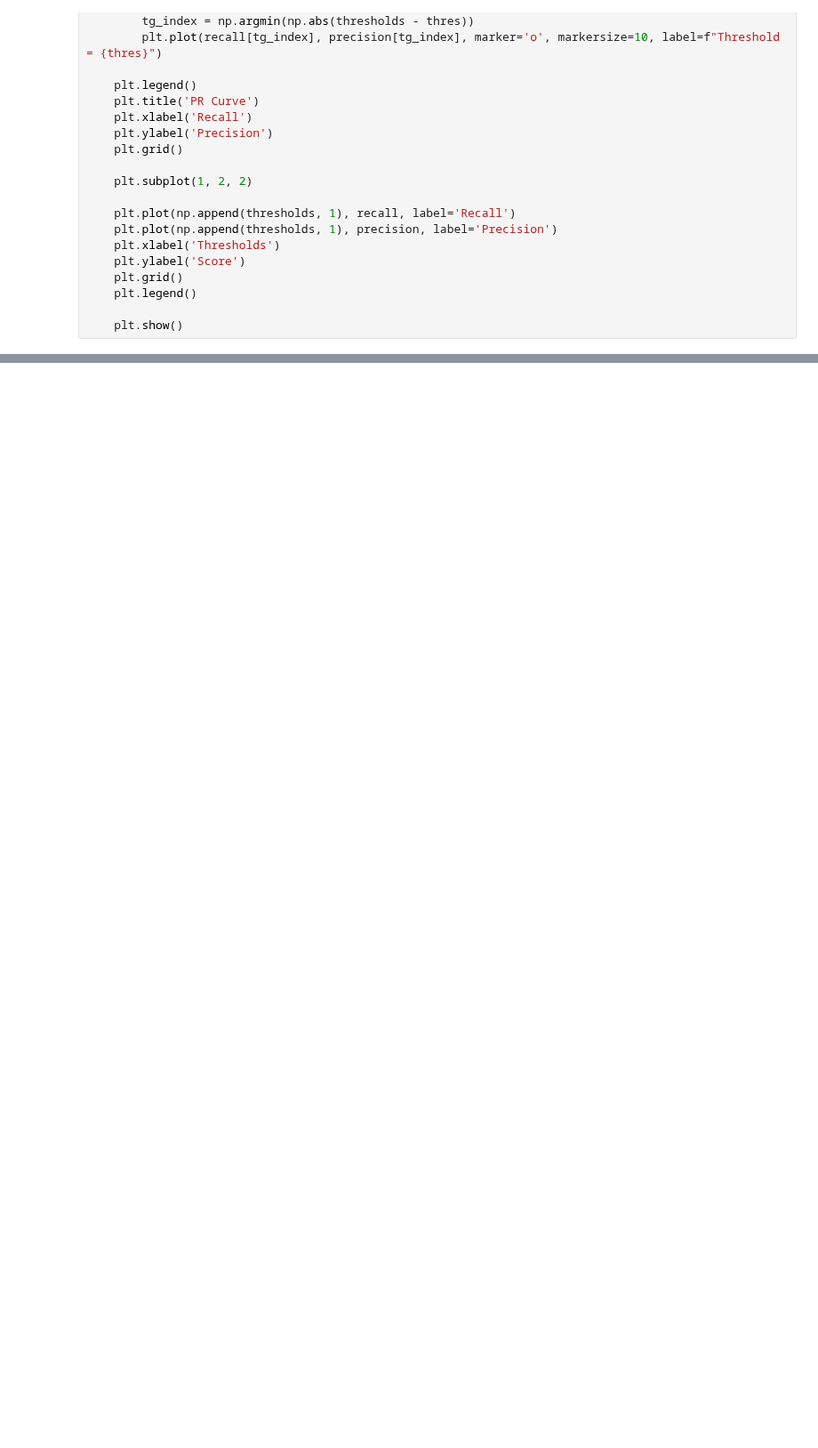
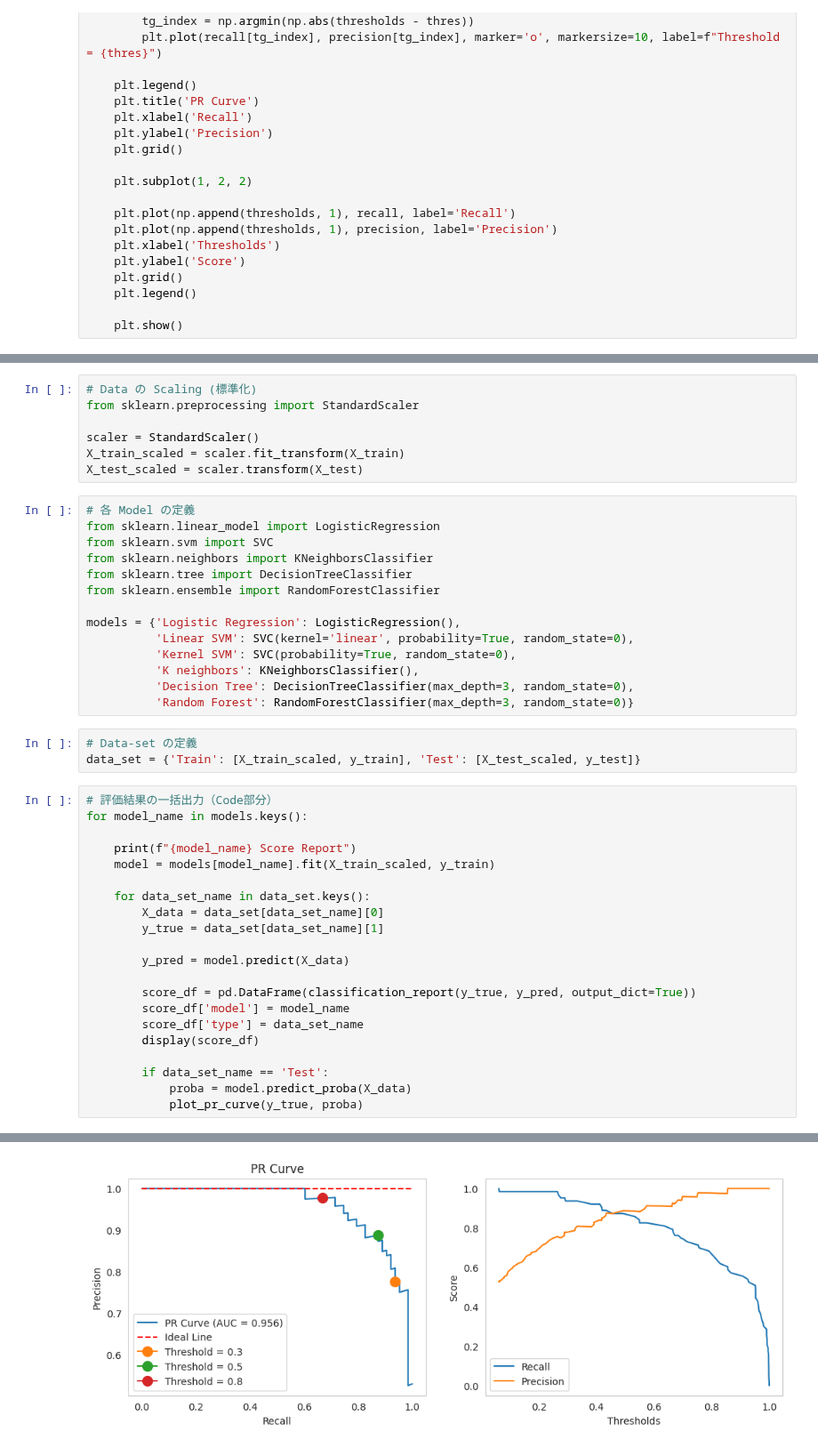
Before and after one commit to 1024xx4/ai_model_building_100, a Jupyter notebook: section08/section08.ipynb, the cells around one changed output, grey strips where cells are left out. Shown at 89% size. Cells and saved outputs as stored; diff of their text form; blank space fills up the shorter version.

Commit message:
Feat: 各 Model の評価結果を見てみる#15

```diff
--- a/section08/section08.ipynb
+++ b/section08/section08.ipynb
@@ -321,0 +324,46 @@ def plot_pr_curve(y_true, proba):
+# %%
+# Data の Scaling (標準化)
+from sklearn.preprocessing import StandardScaler
+
+scaler = StandardScaler()
+X_train_scaled = scaler.fit_transform(X_train)
+X_test_scaled = scaler.transform(X_test)
+# %%
+# 各 Model の定義
+from sklearn.linear_model import LogisticRegression
+from sklearn.svm import SVC
+from sklearn.neighbors import KNeighborsClassifier
+from sklearn.tree import DecisionTreeClassifier
+from sklearn.ensemble import RandomForestClassifier
+
+models = {'Logistic Regression': LogisticRegression(),
+          'Linear SVM': SVC(kernel='linear', probability=True, random_state=0),
+          'Kernel SVM': SVC(probability=True, random_state=0),
+          'K neighbors': KNeighborsClassifier(),
+          'Decision Tree': DecisionTreeClassifier(max_depth=3, random_state=0),
+          'Random Forest': RandomForestClassifier(max_depth=3, random_state=0)}
+# %%
+# Data-set の定義
+data_set = {'Train': [X_train_scaled, y_train], 'Test': [X_test_scaled, y_test]}
+# %%
+# 評価結果の一括出力（Code部分）
+for model_name in models.keys():
+
+    print(f"{model_name} Score Report")
+    model = models[model_name].fit(X_train_scaled, y_train)
+
+    for data_set_name in data_set.keys():
+        X_data = data_set[data_set_name][0]
+        y_true = data_set[data_set_name][1]
+
+        y_pred = model.predict(X_data)
+
+        score_df = pd.DataFrame(classification_report(y_true, y_pred, output_dict=True))
+        score_df['model'] = model_name
+        score_df['type'] = data_set_name
+        display(score_df)
+
+        if data_set_name == 'Test':
+            proba = model.predict_proba(X_data)
+            plot_pr_curve(y_true, proba)
+# %% [output]
@@ -321,0 +381 @@ def plot_pr_curve(y_true, proba):
+[figure, added]
```
Also changed, not shown: parts of 2 cells of this notebook.
